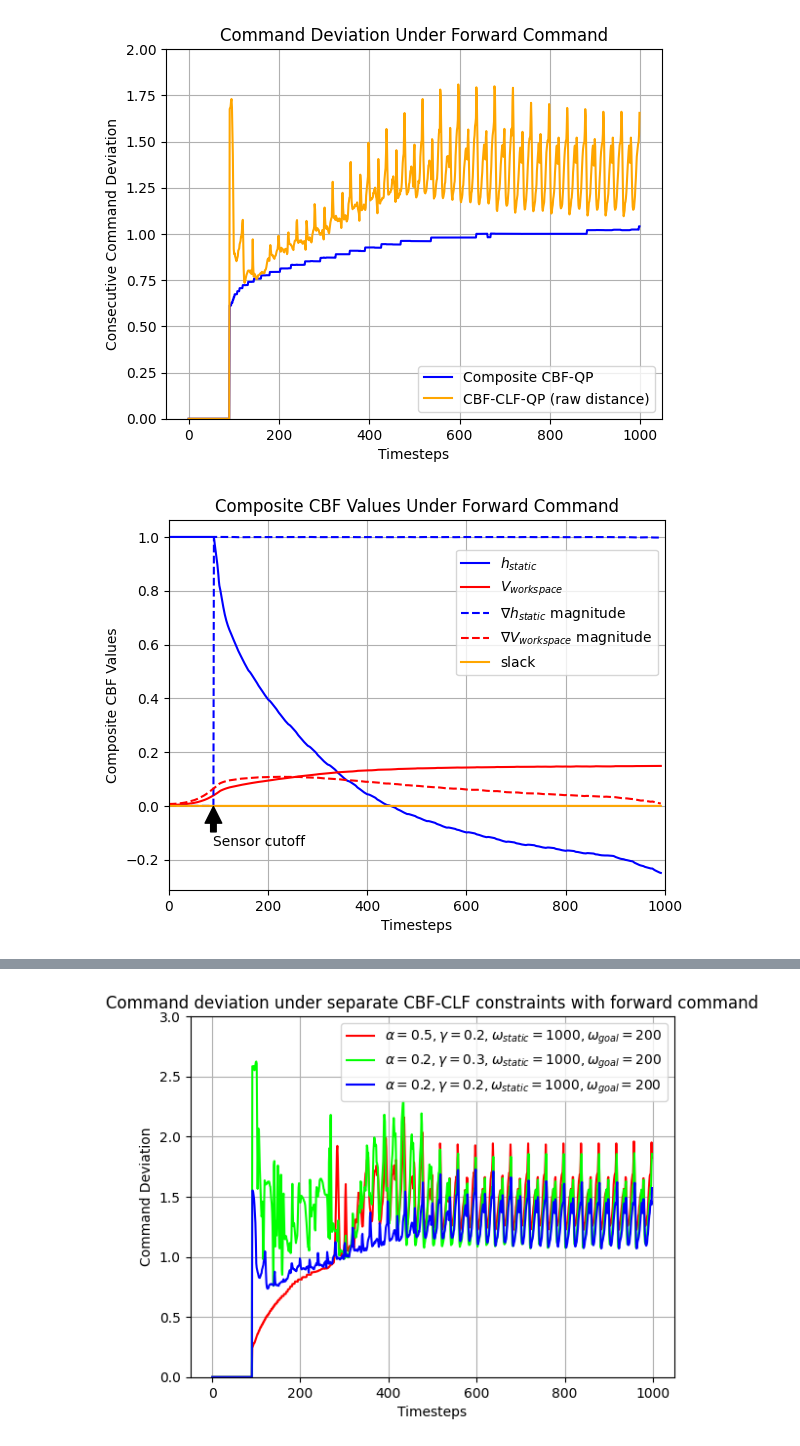
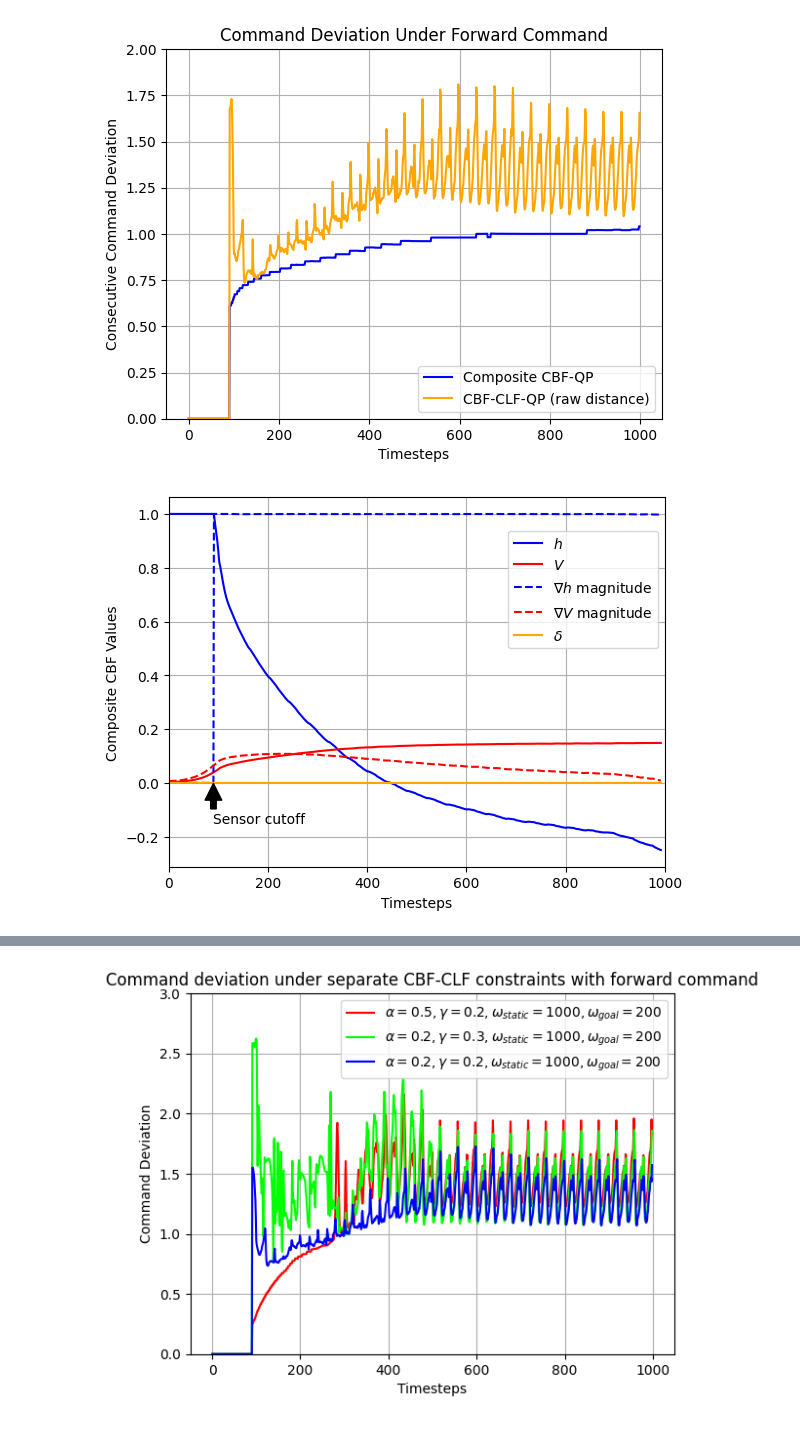
Before and after one commit to famsvip/Robot-Navigation-Collision-Avoidance-, a Jupyter notebook: data/plotting.ipynb, the cells around one changed output, grey strips where cells are left out. Drawn from its saved outputs; the diff is of its cells as text; code cells hidden in the pictures.

```diff
--- a/data/plotting.ipynb
+++ b/data/plotting.ipynb
@@ -78,32 +81,32 @@ plt.show()
 # %%
 # CBF values
 # [cbf.h_static_obs, cbf.h_workspace, np.linalg.norm(cbf.grad_h_static_obs), np.linalg.norm(cbf.grad_h_workspace), cbf.moving_slack]
 composite_values = np.load("./composite_values_3.npy")[0]
 fig, ax = plt.subplots()
 
 h_static = composite_values[:, 0]
 h_workspace = composite_values[:, 1]
 h_grad_static = composite_values[:, 2]
 h_grad_workspace = composite_values[:, 3]
 h_slack = composite_values[:, 4]
 
-ax.plot(range(np.size(composite_values,axis=0)), h_static, color="b", label=r'$h_{static}$')
-ax.plot(range(np.size(composite_values,axis=0)), h_workspace, color="r", label=r'$V_{workspace}$')
-ax.plot(range(np.size(composite_values,axis=0)), h_grad_static, color="b", label=r'$\nabla h_{static}$ magnitude', ls="--")
-ax.plot(range(np.size(composite_values,axis=0)), h_grad_workspace, color="r", label=r'$\nabla V_{workspace}$ magnitude', ls="--")
-ax.plot(range(np.size(composite_values,axis=0)), h_slack, color=(1.0,0.65,0), label="slack")
-plt.title('Composite CBF Values Under Forward Command')
+ax.plot(range(np.size(composite_values,axis=0)), h_static, color="b", label=r'$h$')
+ax.plot(range(np.size(composite_values,axis=0)), h_workspace, color="r", label=r'$V$')
+ax.plot(range(np.size(composite_values,axis=0)), h_grad_static, color="b", label=r'$\nabla h$ magnitude', ls="--")
+ax.plot(range(np.size(composite_values,axis=0)), h_grad_workspace, color="r", label=r'$\nabla V$ magnitude', ls="--")
+ax.plot(range(np.size(composite_values,axis=0)), h_slack, color=(1.0,0.65,0), label=r'$\delta$')
+#plt.title('Composite CBF Values Under Forward Command')
 plt.xlabel("Timesteps")
 plt.ylabel("Composite CBF Values")
 ax.set_xlim(0, 1000)
 plt.grid(True)
 plt.legend(loc='right', bbox_to_anchor=(1.0, 0.75))
 # plt.text(, -0.1, 'sensor cutoff', fontsize=12)
 plt.annotate('Sensor cutoff', xy=(90, 0), xytext=(90, -0.15),
              arrowprops=dict(facecolor='black', shrink=0.02))
 plt.show()
 # %% [output]
-[figure, old version]
+[figure, new version]
 # %%
 # Trajectory plots for tuning alpha and gamma for separate CBF_CLF
 
```
Also changed, not shown: parts of 10 cells of this notebook, 15 other files.
